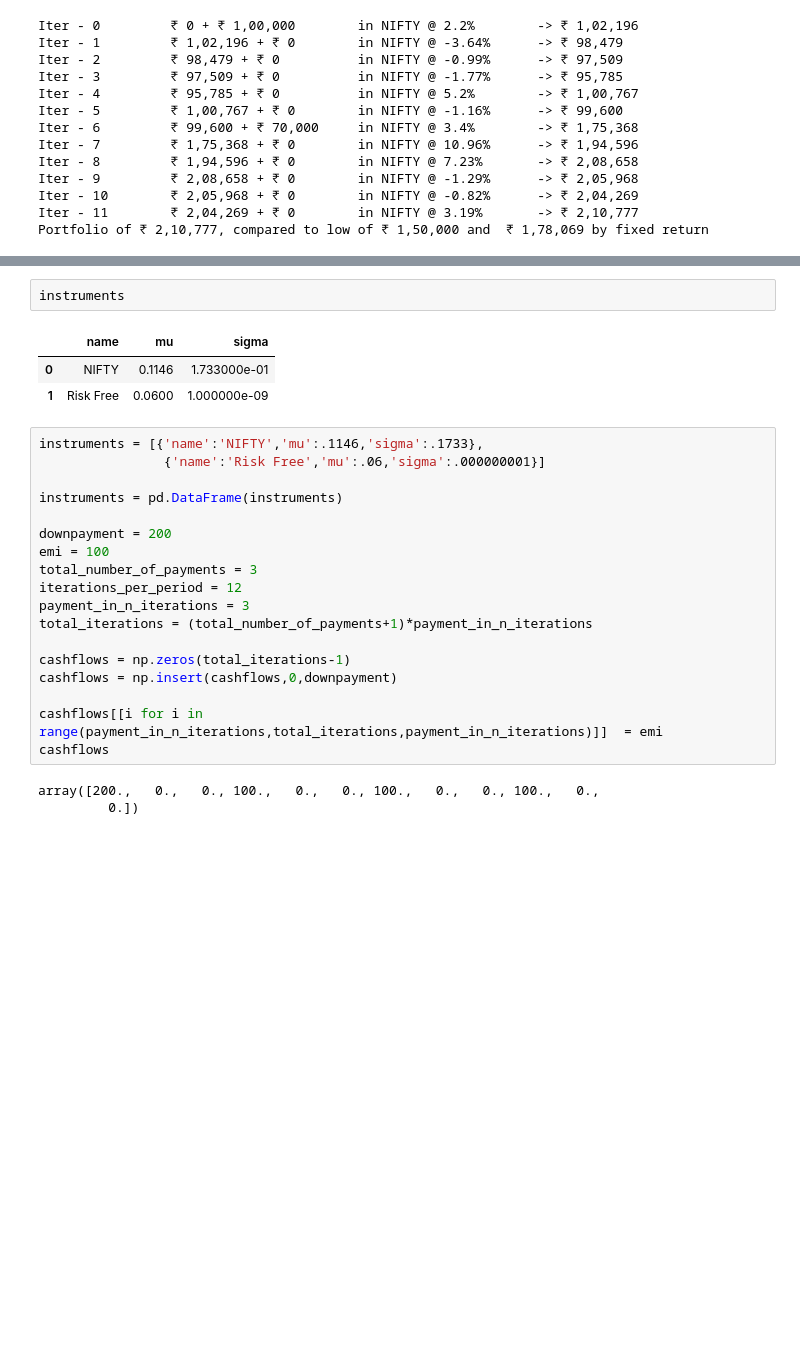
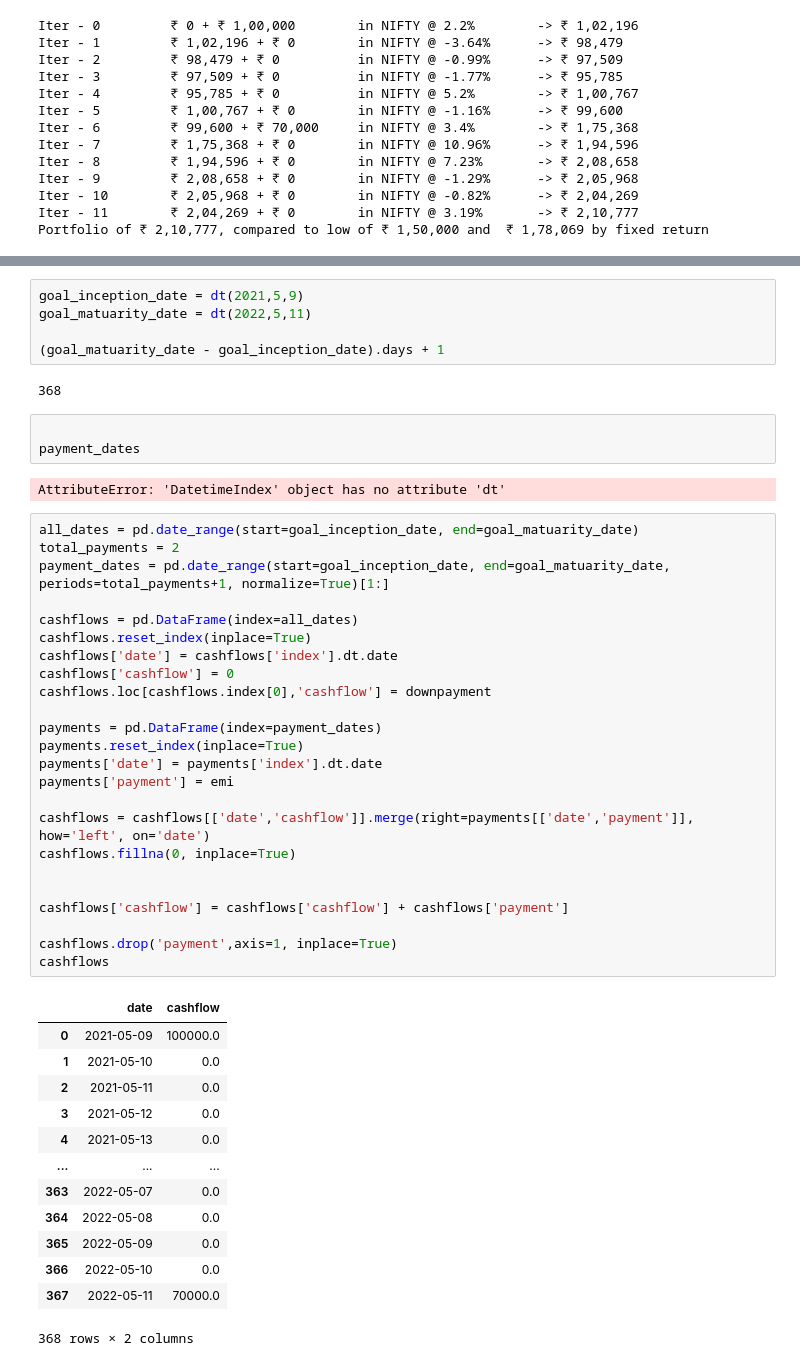
Before and after one commit to hiteshgulati/HG, a Jupyter notebook: alm.ipynb, the cells around one changed output, grey strips where cells are left out. Drawn from its saved outputs; the diff is of its cells as text; blank space fills up the shorter version.

Commit message:
historical data WIP

```diff
--- a/alm.ipynb
+++ b/alm.ipynb
@@ -547,27 +565,50 @@ NIFTY High Beta  - mu = 0.04%    sigma = 2.14%
-# %%
-instruments
-# %% [output]
-|  | name | mu | sigma |
-| 0 | NIFTY | 0.1146 | 1.733000e-01 |
-| 1 | Risk Free | 0.0600 | 1.000000e-09 |
-# %%
-instruments = [{'name':'NIFTY','mu':.1146,'sigma':.1733},
-                {'name':'Risk Free','mu':.06,'sigma':.000000001}]
-
-instruments = pd.DataFrame(instruments)
-
-downpayment = 200
-emi = 100
-total_number_of_payments = 3
-iterations_per_period = 12
-payment_in_n_iterations = 3
-total_iterations = (total_number_of_payments+1)*payment_in_n_iterations
-
-cashflows = np.zeros(total_iterations-1)
-cashflows = np.insert(cashflows,0,downpayment)
-
-cashflows[[i for i in range(payment_in_n_iterations,total_iterations,payment_in_n_iterations)]]  = emi
-cashflows
-# %% [output]
-array([200.,   0.,   0., 100.,   0.,   0., 100.,   0.,   0., 100.,   0.,
-         0.])
+# %%
+goal_inception_date = dt(2021,5,9)
+goal_matuarity_date = dt(2022,5,11)
+
+(goal_matuarity_date - goal_inception_date).days + 1
+# %% [output]
+368
+# %%
+
+payment_dates
+# %% [output]
+AttributeError: 'DatetimeIndex' object has no attribute 'dt'
+# %%
+all_dates = pd.date_range(start=goal_inception_date, end=goal_matuarity_date)
+total_payments = 2
+payment_dates = pd.date_range(start=goal_inception_date, end=goal_matuarity_date, periods=total_payments+1, normalize=True)[1:]
+
+cashflows = pd.DataFrame(index=all_dates)
+cashflows.reset_index(inplace=True)
+cashflows['date'] = cashflows['index'].dt.date
+cashflows['cashflow'] = 0
+cashflows.loc[cashflows.index[0],'cashflow'] = downpayment
+
+payments = pd.DataFrame(index=payment_dates)
+payments.reset_index(inplace=True)
+payments['date'] = payments['index'].dt.date
+payments['payment'] = emi
+
+cashflows = cashflows[['date','cashflow']].merge(right=payments[['date','payment']], how='left', on='date')
+cashflows.fillna(0, inplace=True)
+
+
+cashflows['cashflow'] = cashflows['cashflow'] + cashflows['payment']
+
+cashflows.drop('payment',axis=1, inplace=True)
+cashflows
+# %% [output]
+|  | date | cashflow |
+| 0 | 2021-05-09 | 100000.0 |
+| 1 | 2021-05-10 | 0.0 |
+| 2 | 2021-05-11 | 0.0 |
+| 3 | 2021-05-12 | 0.0 |
+| 4 | 2021-05-13 | 0.0 |
+| ... | ... | ... |
+| 363 | 2022-05-07 | 0.0 |
+| 364 | 2022-05-08 | 0.0 |
+| 365 | 2022-05-09 | 0.0 |
+| 366 | 2022-05-10 | 0.0 |
+| 367 | 2022-05-11 | 70000.0 |
+368 rows × 2 columns
```
Also changed, not shown: parts of 24 cells of this notebook, 1 other file.
